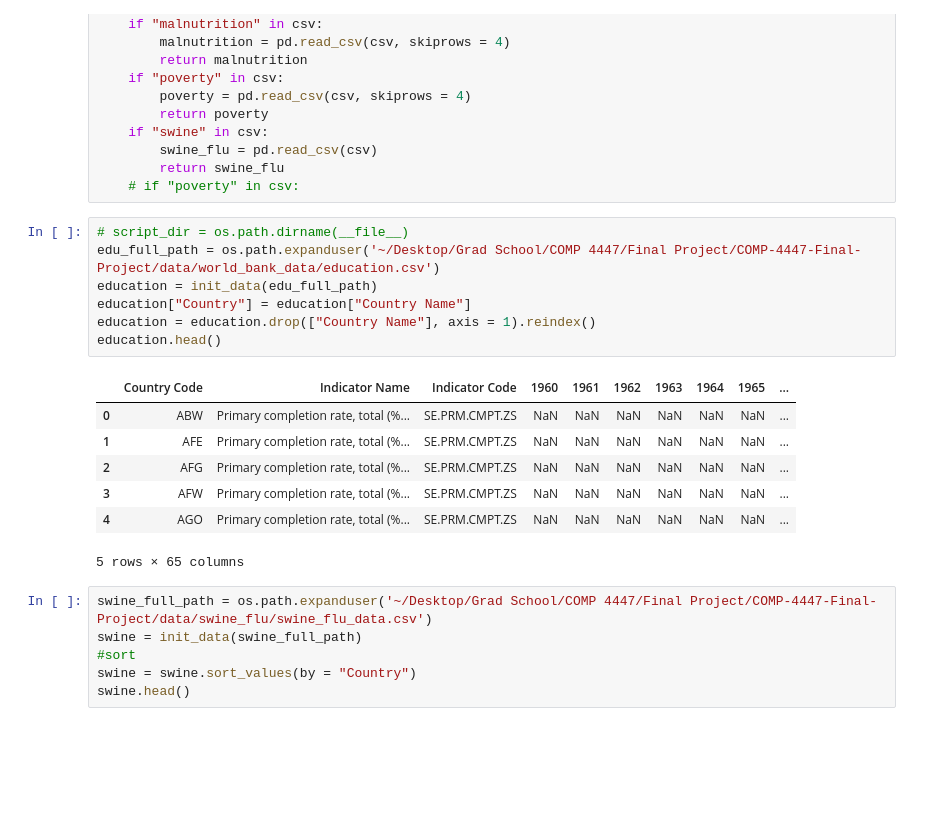
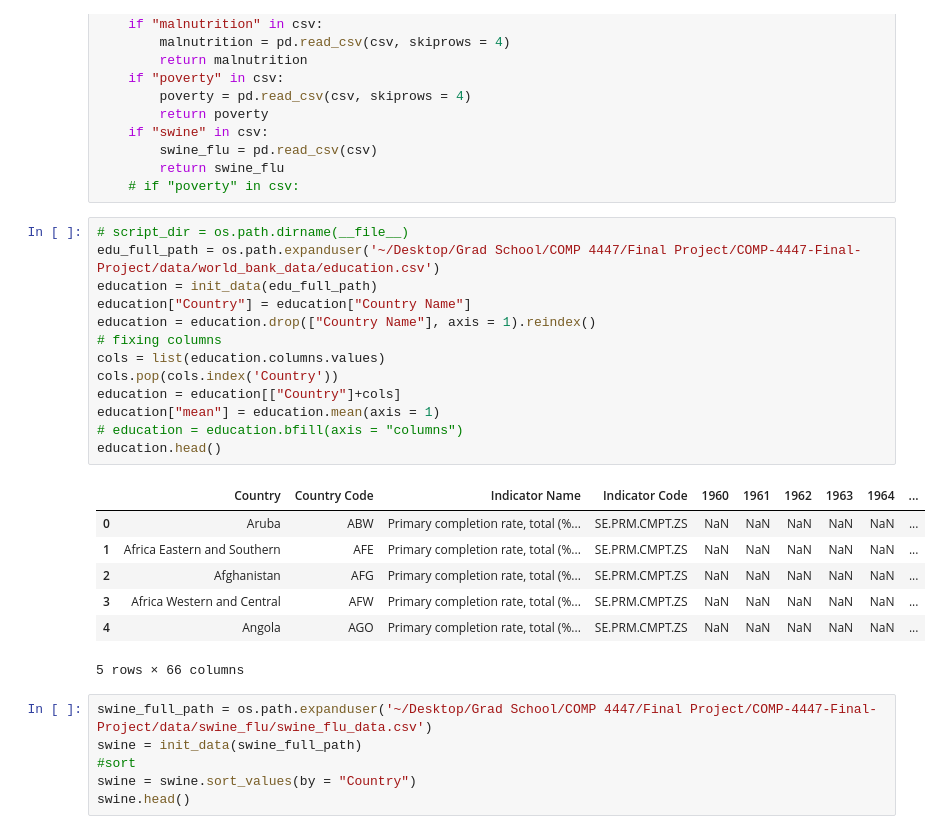
Before and after one commit to tzhang852/COMP-4447-Final-Project, a Jupyter notebook: notebooks/edu_mal.ipynb, the cells around one changed output. Cells and saved outputs as stored; diff of their text form; blank space fills up the shorter version.

```diff
--- a/notebooks/edu_mal.ipynb
+++ b/notebooks/edu_mal.ipynb
@@ -27,18 +27,24 @@ def init_data(csv):
 # %%
 # script_dir = os.path.dirname(__file__)
 edu_full_path = os.path.expanduser('~/Desktop/Grad School/COMP 4447/Final Project/COMP-4447-Final-Project/data/world_bank_data/education.csv')
 education = init_data(edu_full_path)
 education["Country"] = education["Country Name"]
 education = education.drop(["Country Name"], axis = 1).reindex()
+# fixing columns
+cols = list(education.columns.values)
+cols.pop(cols.index('Country'))
+education = education[["Country"]+cols]
+education["mean"] = education.mean(axis = 1)
+# education = education.bfill(axis = "columns")
 education.head()
 # %% [output]
-|  | Country Code | Indicator Name | Indicator Code | 1960 | 1961 | 1962 | 1963 | 1964 | 1965 | ... |
-| 0 | ABW | Primary completion rate, total (%... | SE.PRM.CMPT.ZS | NaN | NaN | NaN | NaN | NaN | NaN | ... |
-| 1 | AFE | Primary completion rate, total (%... | SE.PRM.CMPT.ZS | NaN | NaN | NaN | NaN | NaN | NaN | ... |
-| 2 | AFG | Primary completion rate, total (%... | SE.PRM.CMPT.ZS | NaN | NaN | NaN | NaN | NaN | NaN | ... |
-| 3 | AFW | Primary completion rate, total (%... | SE.PRM.CMPT.ZS | NaN | NaN | NaN | NaN | NaN | NaN | ... |
-| 4 | AGO | Primary completion rate, total (%... | SE.PRM.CMPT.ZS | NaN | NaN | NaN | NaN | NaN | NaN | ... |
+|  | Country | Country Code | Indicator Name | Indicator Code | 1960 | 1961 | 1962 | 1963 | 1964 | ... |
+| 0 | Aruba | ABW | Primary completion rate, total (%... | SE.PRM.CMPT.ZS | NaN | NaN | NaN | NaN | NaN | ... |
+| 1 | Africa Eastern and Southern | AFE | Primary completion rate, total (%... | SE.PRM.CMPT.ZS | NaN | NaN | NaN | NaN | NaN | ... |
+| 2 | Afghanistan | AFG | Primary completion rate, total (%... | SE.PRM.CMPT.ZS | NaN | NaN | NaN | NaN | NaN | ... |
+| 3 | Africa Western and Central | AFW | Primary completion rate, total (%... | SE.PRM.CMPT.ZS | NaN | NaN | NaN | NaN | NaN | ... |
+| 4 | Angola | AGO | Primary completion rate, total (%... | SE.PRM.CMPT.ZS | NaN | NaN | NaN | NaN | NaN | ... |
-5 rows × 65 columns
+5 rows × 66 columns
 # %%
 swine_full_path = os.path.expanduser('~/Desktop/Grad School/COMP 4447/Final Project/COMP-4447-Final-Project/data/swine_flu/swine_flu_data.csv')
 swine = init_data(swine_full_path)
```
Also changed, not shown: parts of 2 cells of this notebook.
